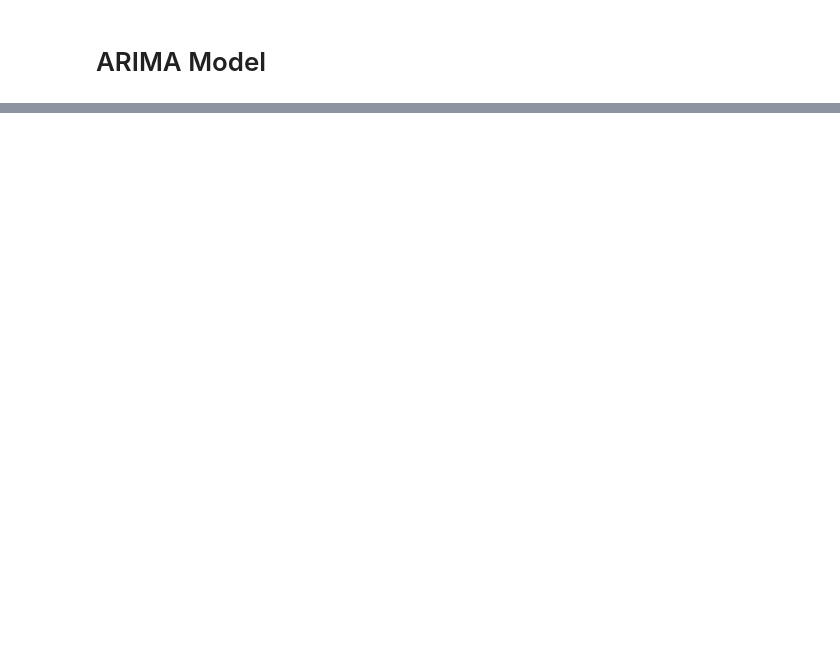
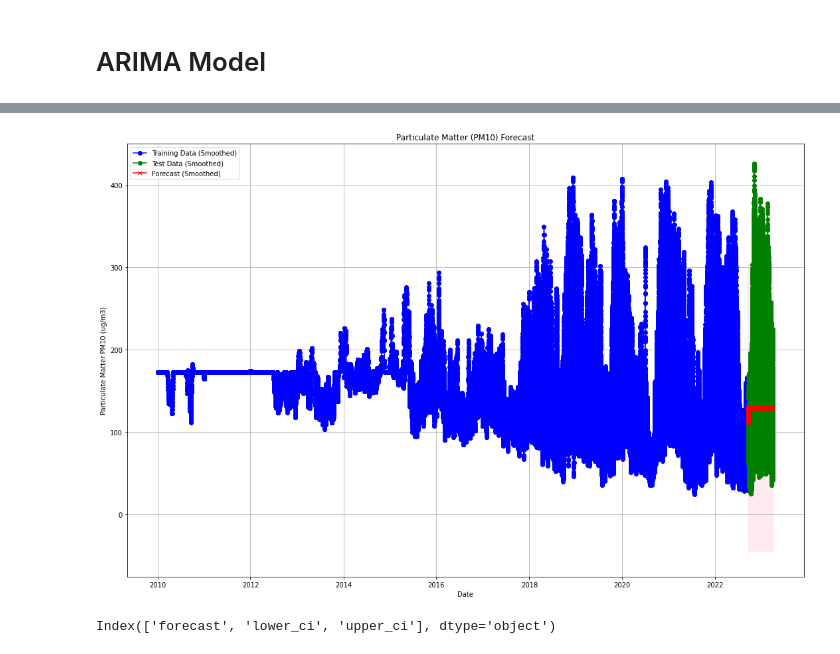
Before and after one commit to Himanshusamal60/Analysis_of_Air_Pollution_in_India, a Jupyter notebook: Analysis_of_pollution.ipynb, the cells around one changed output, grey strips where cells are left out. Cells and saved outputs as stored; diff of their text form; code cells hidden in the pictures; blank space fills up the shorter version.

Commit message:
Implemented Arima model
Implemention of ML model with graphs dataset considered = 300000

```diff
--- a/Analysis_of_pollution.ipynb
+++ b/Analysis_of_pollution.ipynb
@@ -1662,8 +1773,40 @@ spark.stop()
 # %%
-pdf = new_df
-pdf = pdf.orderBy(col("from_date"))
-# Convert to Pandas DataFrame for ARIMA modeling
-pandas_df = pdf.toPandas()
 
-# Set the date as the index
-pandas_df.set_index('from_date', inplace=True)
+
+# Assuming forecast and conf_int are aligned with test_ps (which should be the case)
+forecast_df = pd.DataFrame({
+    'forecast': forecast,
+    'lower_ci': conf_int[:, 0],
+    'upper_ci': conf_int[:, 1]
+}, index=test.index)
+
+# Optional: Apply a rolling mean to smooth the data (or use raw data if preferred)
+train_smoothed = train['pm10_ug_m3'].rolling(window=30).mean()
+test_smoothed = test['pm10_ug_m3'].rolling(window=30).mean()
+forecast_smoothed = forecast_df['forecast'].rolling(window=30).mean()
+
+# Plot the actual vs forecast
+plt.figure(figsize=(15, 10))
+
+plt.plot(train.index, train_smoothed, label='Training Data (Smoothed)', linestyle='-', marker='o', color='blue')
+plt.plot(test.index, test_smoothed, label='Test Data (Smoothed)', linestyle='-', marker='o', color='green')
+plt.plot(forecast_df.index, forecast_smoothed, label='Forecast (Smoothed)', color='red', linestyle='-', marker='x')
+
+# Fill between the confidence intervals
+plt.fill_between(forecast_df.index,
+                 forecast_df['lower_ci'], forecast_df['upper_ci'],
+                 color='pink', alpha=0.3)  # Reduced opacity
+
+plt.title('Particulate Matter (PM10) Forecast')
+plt.xlabel('Date')
+plt.ylabel('Particulate Matter PM10 (ug/m3)')
+plt.legend()
+plt.grid(True)
+plt.tight_layout()  # Adjust subplots to fit in figure area
+plt.show()
+# %% [output]
+[figure, added]
+# %%
+forecast_df.columns
+# %% [output]
+Index(['forecast', 'lower_ci', 'upper_ci'], dtype='object')
```
Also changed, not shown: parts of 43 cells of this notebook.
